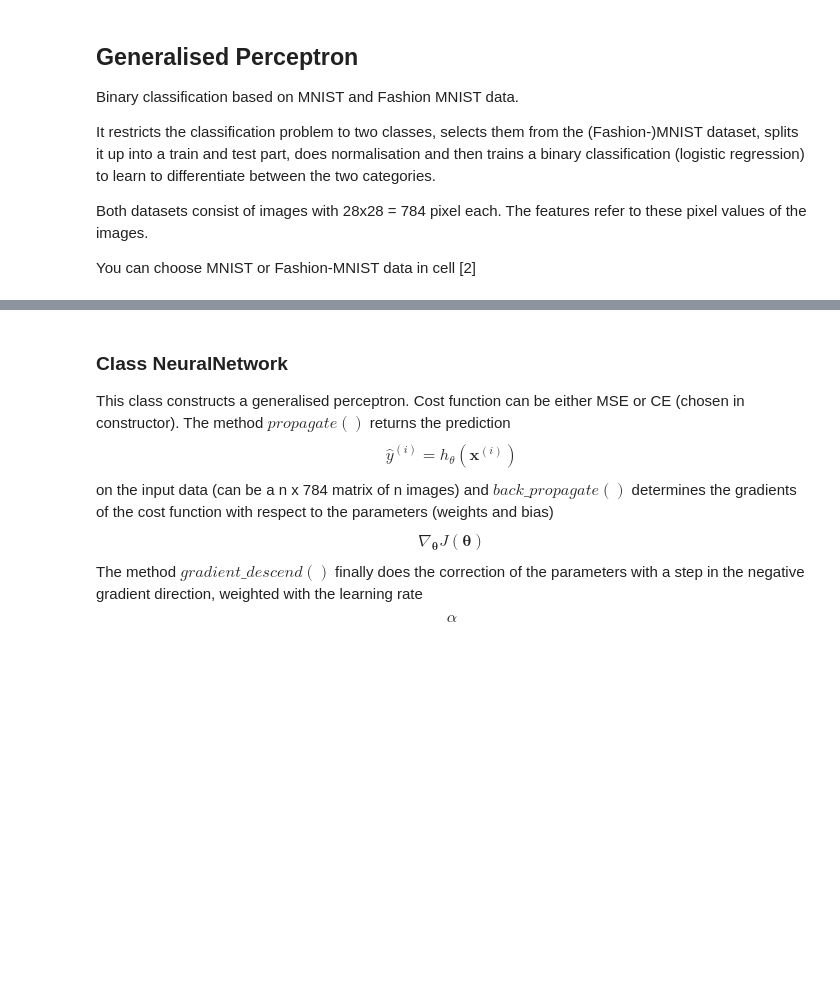
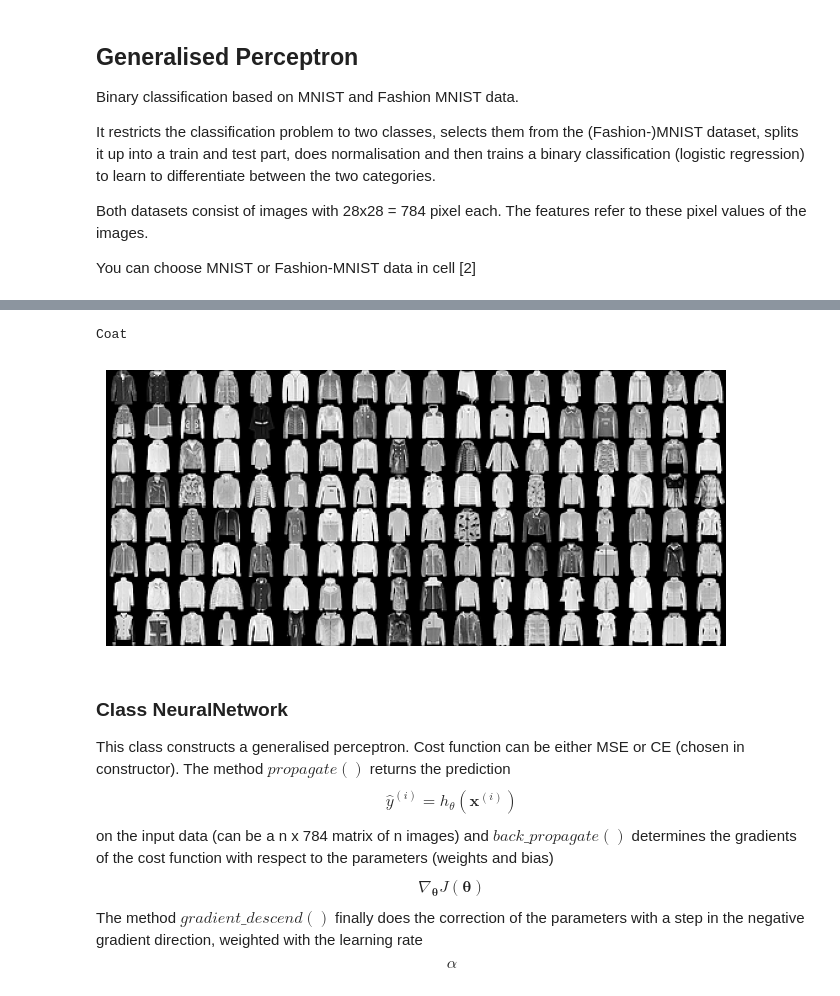
Before and after one commit to diegofrl/DeLearn23-24_PWs, a Jupyter notebook: PW1/generalised_perceptron_stud.ipynb, the cells around one changed output, grey strips where cells are left out. Cells and saved outputs as stored; diff of their text form; code cells hidden in the pictures; blank space fills up the shorter version.

```diff
--- a/PW1/generalised_perceptron_stud.ipynb
+++ b/PW1/generalised_perceptron_stud.ipynb
@@ -139,9 +146,12 @@ plot_tiles(x, rows, cols, fig_size)
 # %%
 #choose a given class 0..9
-digit  = 0
+digit  = 4
 
 plot_tiles(x[y == digit,:], rows, cols, fig_size)
 print(labels_map[digit])
+# %% [output]
+Coat
+[figure, added]
 # %%
 #select the two classes for your training and test set, select train and test split and to normalization
 def prepare_data(digit_1, digit_2, train_size=0.8, min_max_normalise=1, flatten=1):
```
Also changed, not shown: parts of 10 cells of this notebook, 1 other file.
